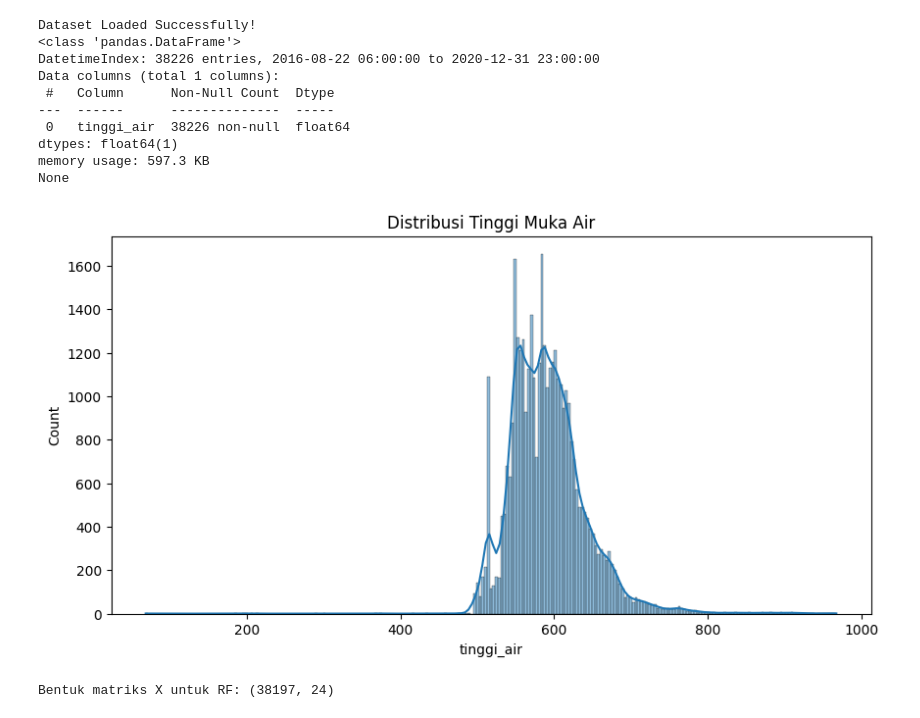
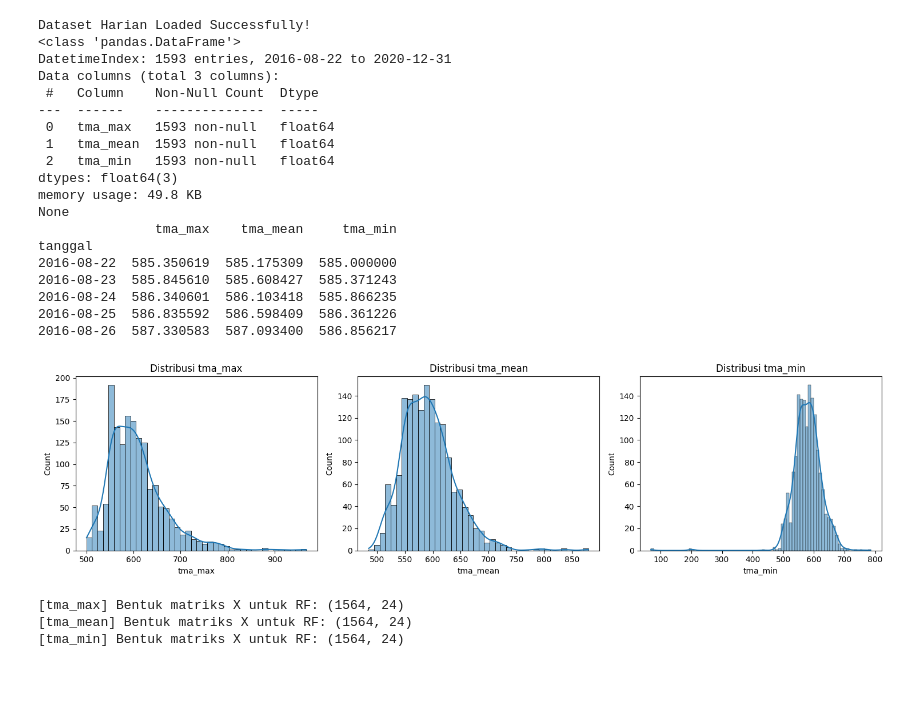
Before and after one commit to AlvinMI/SIPMA_Manggarai, a Jupyter notebook: notebook/Skripsi_PA_TMA_Model_RF.ipynb, the cells around one changed output. Drawn from its saved outputs; the diff is of its cells as text; code cells hidden in the pictures; blank space fills up the shorter version.

```diff
--- a/notebook/Skripsi_PA_TMA_Model_RF.ipynb
+++ b/notebook/Skripsi_PA_TMA_Model_RF.ipynb
@@ -9,30 +9,48 @@ from sklearn.ensemble import RandomForestRegressor
 from sklearn.model_selection import train_test_split
 from sklearn.metrics import mean_absolute_error, mean_squared_error, r2_score
 
-df = pd.read_csv(r'D:\Project_PA\data\Data_Final_Manggarai_Clean.csv', parse_dates=['tanggal'], index_col='tanggal')
-print("Dataset Loaded Successfully!")
+PATH_FOLDER = r'D:\Project_PA\data'
+FILE_DAILY  = os.path.join(PATH_FOLDER, 'Data_Final_Manggarai_Daily.csv')
 
-df = df.sort_index()
+# REVISI: load data HARIAN (hasil resample dari notebook LSTM),
+# berisi 3 kolom agregasi: tma_max, tma_mean, tma_min
+df_daily = pd.read_csv(FILE_DAILY, parse_dates=['tanggal'], index_col='tanggal')
+print("Dataset Harian Loaded Successfully!")
 
-print(df.info())
+df_daily = df_daily.sort_index()
+print(df_daily.info())
 
-df = df.dropna()
+df_daily = df_daily.dropna()
+print(df_daily.head())
 # %% [output]
-Dataset Loaded Successfully!
+Dataset Harian Loaded Successfully!
 <class 'pandas.DataFrame'>
-DatetimeIndex: 38226 entries, 2016-08-22 06:00:00 to 2020-12-31 23:00:00
-Data columns (total 1 columns):
- #   Column      Non-Null Count  Dtype
----  ------      --------------  -----
- 0   tinggi_air  38226 non-null  float64
-dtypes: float64(1)
-memory usage: 597.3 KB
+DatetimeIndex: 1593 entries, 2016-08-22 to 2020-12-31
+Data columns (total 3 columns):
+ #   Column    Non-Null Count  Dtype
+---  ------    --------------  -----
+ 0   tma_max   1593 non-null   float64
+ 1   tma_mean  1593 non-null   float64
+ 2   tma_min   1593 non-null   float64
+dtypes: float64(3)
+memory usage: 49.8 KB
 None
+               tma_max    tma_mean     tma_min
+tanggal
+2016-08-22  585.350619  585.175309  585.000000
+2016-08-23  585.845610  585.608427  585.371243
+2016-08-24  586.340601  586.103418  585.866235
+2016-08-25  586.835592  586.598409  586.361226
+2016-08-26  587.330583  587.093400  586.856217
 # %%
-plt.figure(figsize=(10, 5))
-sns.histplot(df['tinggi_air'], kde=True)
-plt.title('Distribusi Tinggi Muka Air')
+VARIAN = ['tma_max', 'tma_mean', 'tma_min']
+
+fig, axes = plt.subplots(1, 3, figsize=(15, 4))
+for ax, v in zip(axes, VARIAN):
+    sns.histplot(df_daily[v], kde=True, ax=ax)
+    ax.set_title(f'Distribusi {v}')
+plt.tight_layout()
 plt.show()
 # %% [output]
-[figure, old version]
+[figure, new version]
 # %%
@@ -49,10 +71,8 @@ plt.show()
 # %%
 from sklearn.preprocessing import MinMaxScaler
 
-data = df['tinggi_air'].values.reshape(-1, 1)
-
-scaler_rf = MinMaxScaler(feature_range=(0, 1))
-scaled_data = scaler_rf.fit_transform(data)
+WINDOW_SIZE = 24  # 24 hari historis
+OFFSET      = 6   # prediksi t+6 hari
 
 def create_windowed_data(data, window_size=24, offset=6):
     X, y = [], []
@@ -61,9 +81,23 @@ def create_windowed_data(data, window_size=24, offset=6):
         y.append(data[i + window_size + offset - 1, 0])
     return np.array(X), np.array(y)
 
-X, y = create_windowed_data(scaled_data)
-print(f"Bentuk matriks X untuk RF: {X.shape}")
+scalers_rf = {}
+X_dict, y_dict = {}, {}
+
+for v in VARIAN:
+    data_v = df_daily[[v]].values
+    sc = MinMaxScaler(feature_range=(0, 1))
+    scaled_v = sc.fit_transform(data_v)
+    scalers_rf[v] = sc
+
+    X_v, y_v = create_windowed_data(scaled_v, WINDOW_SIZE, OFFSET)
+    X_dict[v] = X_v
+    y_dict[v] = y_v
+
+    print(f"[{v}] Bentuk matriks X untuk RF: {X_v.shape}")
 # %% [output]
-Bentuk matriks X untuk RF: (38197, 24)
+[tma_max] Bentuk matriks X untuk RF: (1564, 24)
+[tma_mean] Bentuk matriks X untuk RF: (1564, 24)
+[tma_min] Bentuk matriks X untuk RF: (1564, 24)
 # %%
 # Split data (80% Train, 20% Test) tanpa shuffle demi menjaga urutan waktu
```
Also changed, not shown: parts of 6 cells of this notebook, 2 other files.
